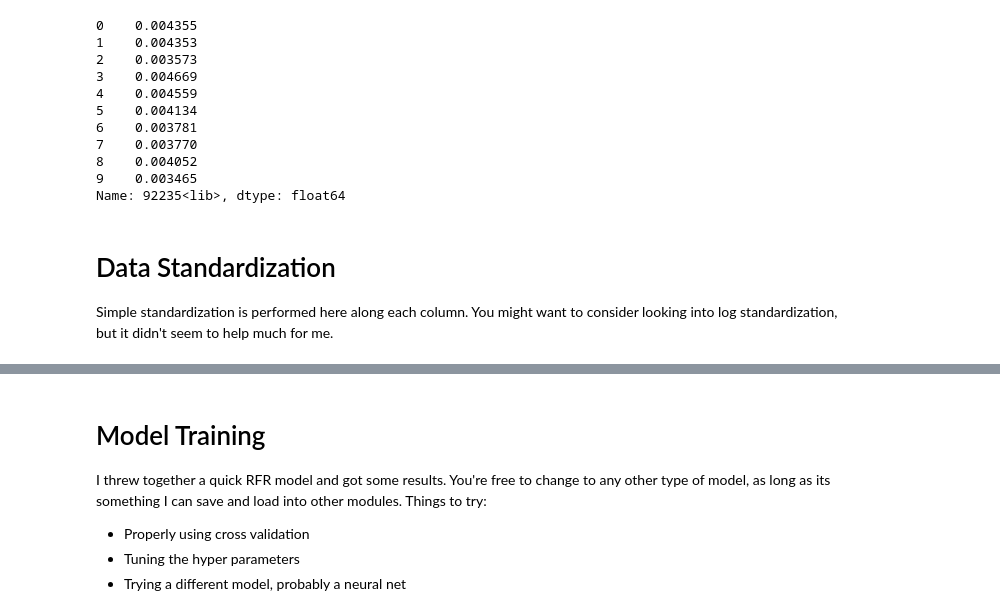
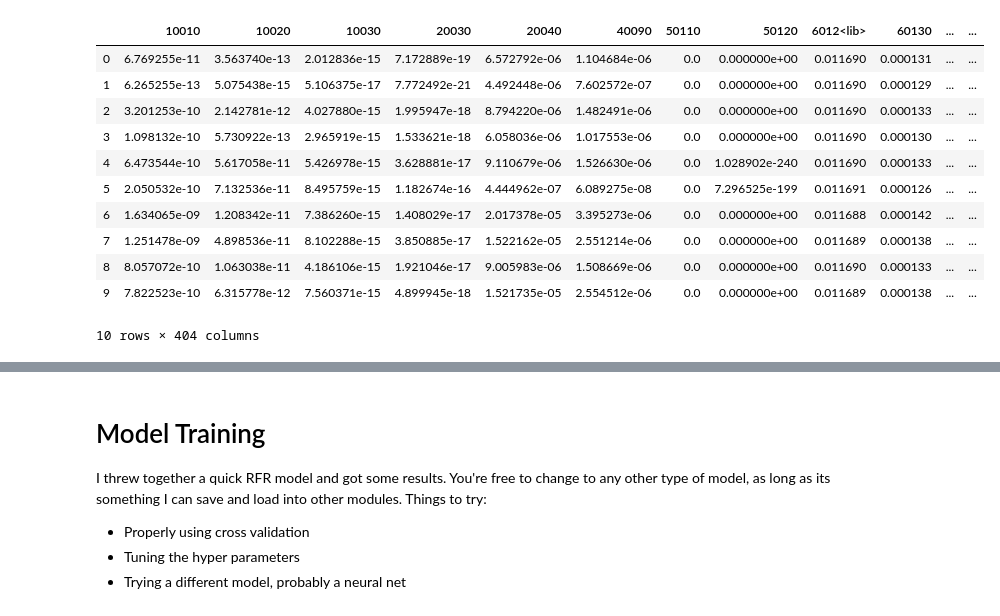
Before and after one commit to iankolaja/PEARLSim, a Jupyter notebook: create_burnup_model.ipynb, the cells around one changed output, grey strips where cells are left out. Cells and saved outputs as stored; diff of their text form; code cells hidden in the pictures.

```diff
--- a/create_burnup_model.ipynb
+++ b/create_burnup_model.ipynb
@@ -36,17 +45,15 @@ Name: 92235<lib>, dtype: float64
 # %%
-targets['92235<lib>'].iloc[0:10]
+targets.iloc[0:10]
 # %% [output]
+|  | 10010 | 10020 | 10030 | 20030 | 20040 | 40090 | 50110 | 50120 | 6012<lib> | 60130 | ... | ... |
+| 0 | 6.769255e-11 | 3.563740e-13 | 2.012836e-15 | 7.172889e-19 | 6.572792e-06 | 1.104684e-06 | 0.0 | 0.000000e+00 | 0.011690 | 0.000131 | ... | ... |
+| 1 | 6.265255e-13 | 5.075438e-15 | 5.106375e-17 | 7.772492e-21 | 4.492448e-06 | 7.602572e-07 | 0.0 | 0.000000e+00 | 0.011690 | 0.000129 | ... | ... |
+| 2 | 3.201253e-10 | 2.142781e-12 | 4.027880e-15 | 1.995947e-18 | 8.794220e-06 | 1.482491e-06 | 0.0 | 0.000000e+00 | 0.011690 | 0.000133 | ... | ... |
+| 3 | 1.098132e-10 | 5.730922e-13 | 2.965919e-15 | 1.533621e-18 | 6.058036e-06 | 1.017553e-06 | 0.0 | 0.000000e+00 | 0.011690 | 0.000130 | ... | ... |
+| 4 | 6.473544e-10 | 5.617058e-11 | 5.426978e-15 | 3.628881e-17 | 9.110679e-06 | 1.526630e-06 | 0.0 | 1.028902e-240 | 0.011690 | 0.000133 | ... | ... |
+| 5 | 2.050532e-10 | 7.132536e-11 | 8.495759e-15 | 1.182674e-16 | 4.444962e-07 | 6.089275e-08 | 0.0 | 7.296525e-199 | 0.011691 | 0.000126 | ... | ... |
+| 6 | 1.634065e-09 | 1.208342e-11 | 7.386260e-15 | 1.408029e-17 | 2.017378e-05 | 3.395273e-06 | 0.0 | 0.000000e+00 | 0.011688 | 0.000142 | ... | ... |
+| 7 | 1.251478e-09 | 4.898536e-11 | 8.102288e-15 | 3.850885e-17 | 1.522162e-05 | 2.551214e-06 | 0.0 | 0.000000e+00 | 0.011689 | 0.000138 | ... | ... |
+| 8 | 8.057072e-10 | 1.063038e-11 | 4.186106e-15 | 1.921046e-17 | 9.005983e-06 | 1.508669e-06 | 0.0 | 0.000000e+00 | 0.011690 | 0.000133 | ... | ... |
+| 9 | 7.822523e-10 | 6.315778e-12 | 7.560371e-15 | 4.899945e-18 | 1.521735e-05 | 2.554512e-06 | 0.0 | 0.000000e+00 | 0.011689 | 0.000138 | ... | ... |
-0    0.004355
-1    0.004353
-2    0.003573
-3    0.004669
-4    0.004559
-5    0.004134
-6    0.003781
-7    0.003770
-8    0.004052
-9    0.003465
-Name: 92235<lib>, dtype: float64
+10 rows × 404 columns
-# %% [markdown]
-# Data Standardization
-Simple standardization is performed here along each column. You might want to consider looking into log standardization, but it didn't seem to help much for me.
```
Also changed, not shown: parts of 10 cells of this notebook, 1 other file.
